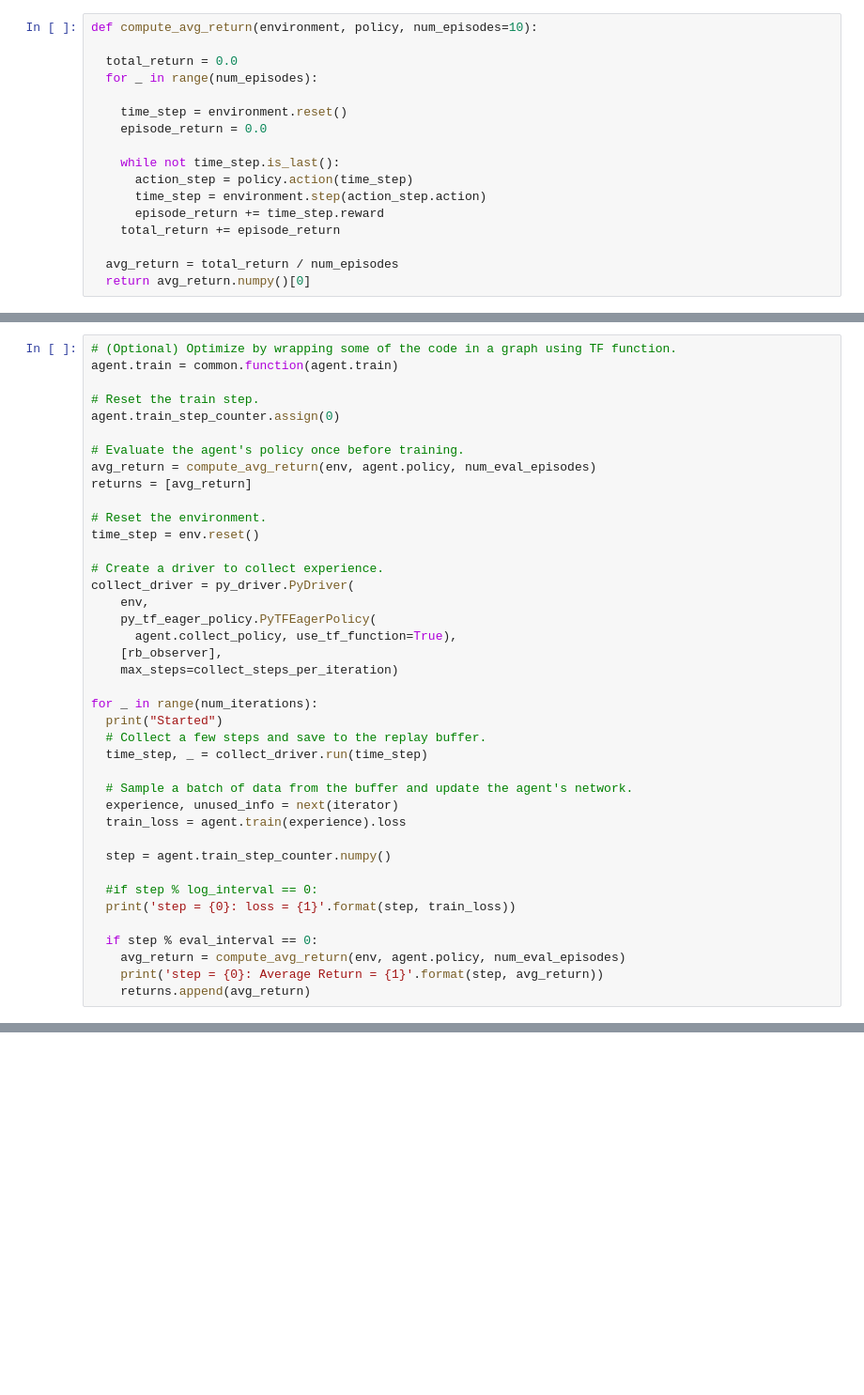
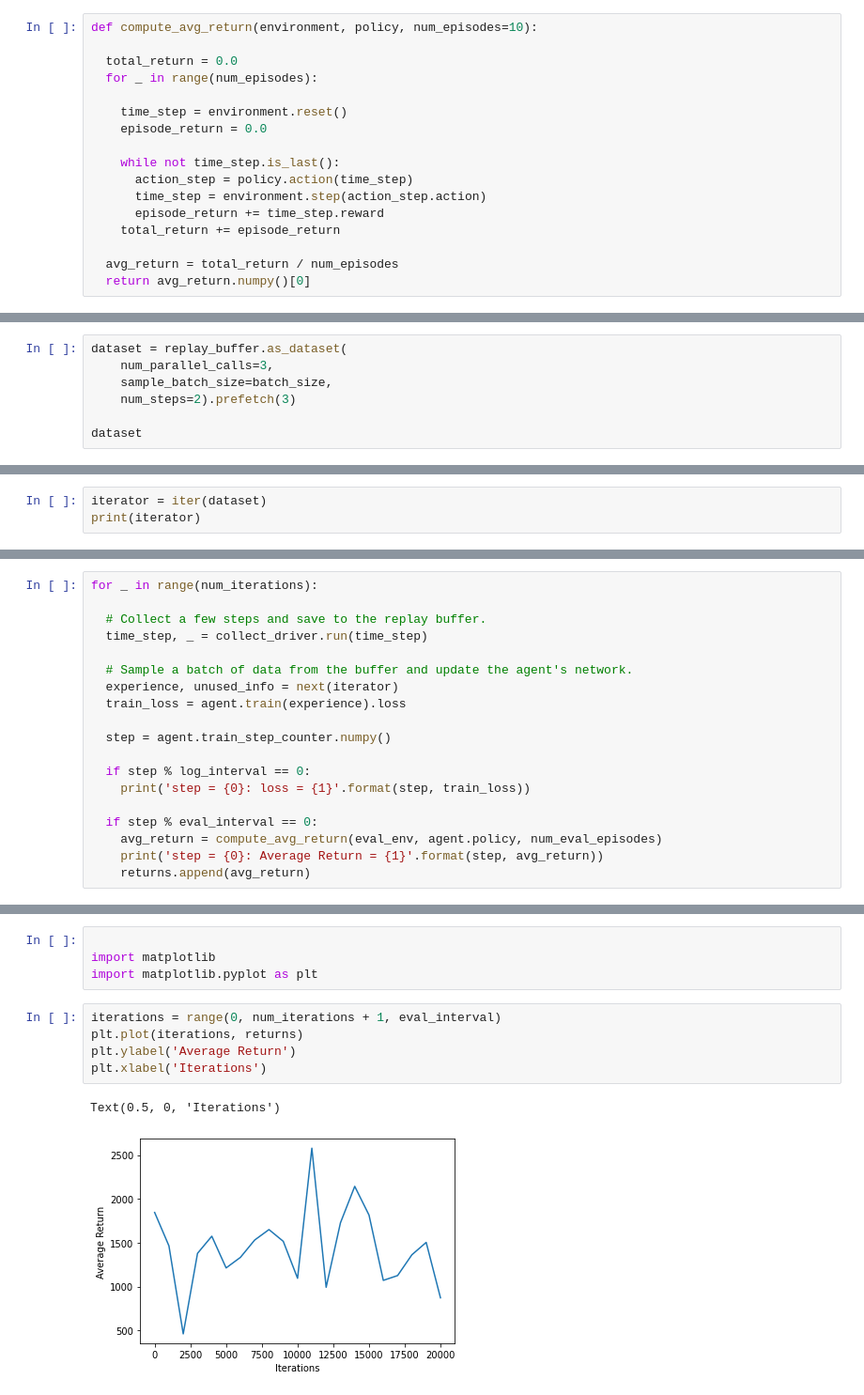
Before and after one commit to clavierpaul/ThreesAI, a Jupyter notebook: ai/training.ipynb, the cells around one changed output, grey strips where cells are left out. Shown at 94% size. Drawn from its saved outputs; the diff is of its cells as text; blank space fills up the shorter version.

```diff
--- a/ai/training.ipynb
+++ b/ai/training.ipynb
@@ -146,0 +172,7 @@ rb_observer = reverb_utils.ReverbAddTrajectoryObserver(
+# %%
+dataset = replay_buffer.as_dataset(
+    num_parallel_calls=3,
+    sample_batch_size=batch_size,
+    num_steps=2).prefetch(3)
+
+dataset
@@ -146,0 +196,3 @@ rb_observer = reverb_utils.ReverbAddTrajectoryObserver(
+# %%
+iterator = iter(dataset)
+print(iterator)
@@ -147,27 +220,6 @@ rb_observer = reverb_utils.ReverbAddTrajectoryObserver(
 # %%
-# (Optional) Optimize by wrapping some of the code in a graph using TF function.
-agent.train = common.function(agent.train)
+for _ in range(num_iterations):
 
-# Reset the train step.
-agent.train_step_counter.assign(0)
-
-# Evaluate the agent's policy once before training.
-avg_return = compute_avg_return(env, agent.policy, num_eval_episodes)
-returns = [avg_return]
-
-# Reset the environment.
-time_step = env.reset()
-
-# Create a driver to collect experience.
-collect_driver = py_driver.PyDriver(
-    env,
-    py_tf_eager_policy.PyTFEagerPolicy(
-      agent.collect_policy, use_tf_function=True),
-    [rb_observer],
-    max_steps=collect_steps_per_iteration)
-
-for _ in range(num_iterations):
-  print("Started")
   # Collect a few steps and save to the replay buffer.
   time_step, _ = collect_driver.run(time_step)
 
@@ -177,11 +229,11 @@ for _ in range(num_iterations):
 
   step = agent.train_step_counter.numpy()
 
-  #if step % log_interval == 0:
-  print('step = {0}: loss = {1}'.format(step, train_loss))
+  if step % log_interval == 0:
+    print('step = {0}: loss = {1}'.format(step, train_loss))
 
   if step % eval_interval == 0:
-    avg_return = compute_avg_return(env, agent.policy, num_eval_episodes)
+    avg_return = compute_avg_return(eval_env, agent.policy, num_eval_episodes)
     print('step = {0}: Average Return = {1}'.format(step, avg_return))
     returns.append(avg_return)
 # %% [output]
@@ -189,0 +294,12 @@ KeyboardInterrupt:
+# %%
+
+import matplotlib
+import matplotlib.pyplot as plt
+# %%
+iterations = range(0, num_iterations + 1, eval_interval)
+plt.plot(iterations, returns)
+plt.ylabel('Average Return')
+plt.xlabel('Iterations')
+# %% [output]
+Text(0.5, 0, 'Iterations')
+[figure, added]
```
Also changed, not shown: parts of 19 cells of this notebook, 1 other file.
